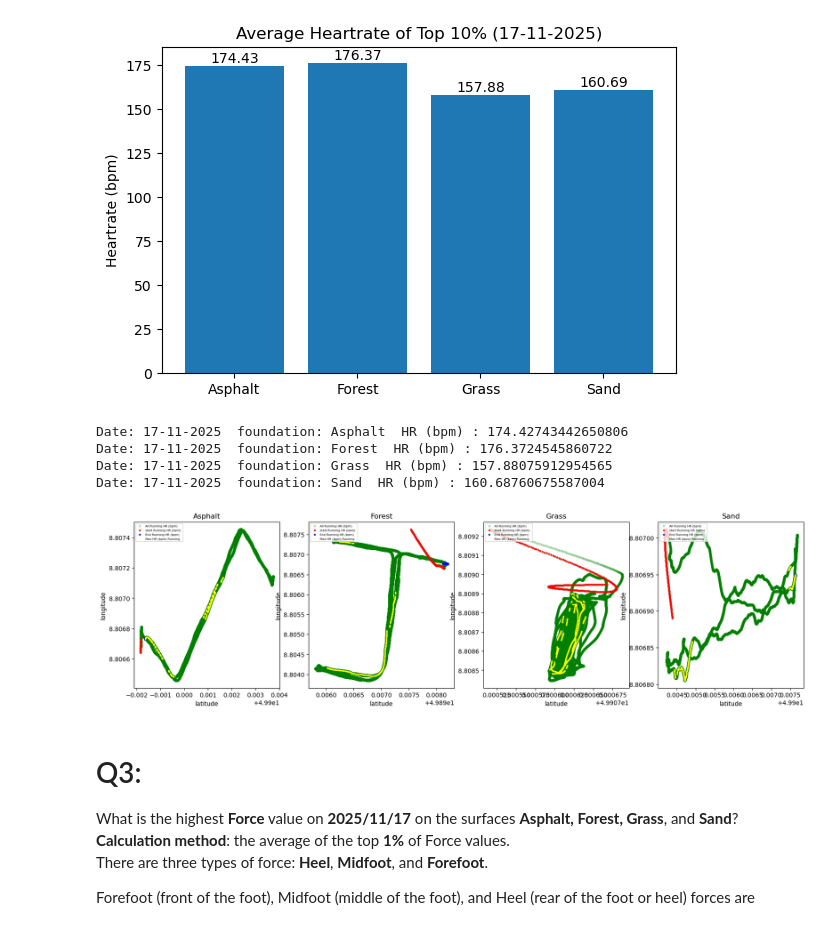
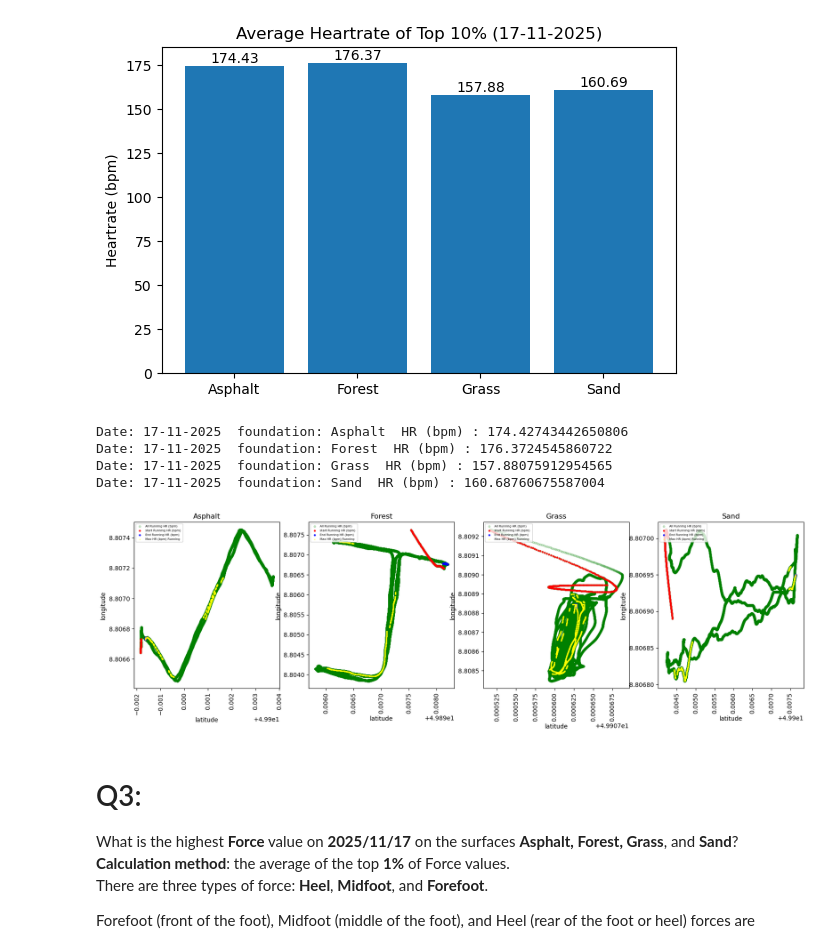
Before and after one commit to Fatemeh-aboulhassani/Movement-Analysis, a Jupyter notebook: notebooks/3. Analysis Foot HeartRate GPX.ipynb, the cells around one changed output. Saved outputs shown, nothing was run; the diff lists cells and outputs as text; code cells hidden in the pictures.

```diff
--- a/notebooks/3. Analysis Foot HeartRate GPX.ipynb
+++ b/notebooks/3. Analysis Foot HeartRate GPX.ipynb
@@ -214,6 +214,7 @@ for i in name_17:
     print(f"Date: {df["value"].iloc[2]}  foundation: {df["foundation"].iloc[0]}  speed(km/h): {mead_speed}")
     loc_plot+=1
     plt.xlabel("latitude")
+    plt.xticks(rotation=90)
     plt.ylabel("longitude")
     plt.title(f"{df["foundation"].iloc[0]}")
     plt.legend(loc='upper left', fontsize=5)
@@ -343,34 +343,35 @@ for i in name_17:
     plt.subplot(1,4,loc_plot)
     plt.scatter(df["latitude"], df["longitude"],
             s=10, color="green", alpha=0.2, linestyle='-',
             label="All Running HR (bpm)")
 
     plt.scatter(df_first["latitude"], df_first["longitude"],
             s=5, color="red", alpha=0.9, linestyle='-',
             label="start Running HR (bpm) ")
 
     plt.scatter(df_end["latitude"], df_end["longitude"],
             s=5, color="blue", alpha=0.9, linestyle='-',
             label="End Running HR (bpm)")
     top = 0.10
     sorted_df_speed = df.sort_values(by="HR (bpm)", ascending=False)
     top_df = sorted_df_speed.head(int(len(sorted_df_speed) * top))
     plt.scatter(top_df["latitude"], top_df["longitude"],
             s=1, color="yellow", alpha=0.5, linestyle='-',
             label="Max HR (bpm) Running")
     mead_HR = top_df["HR (bpm)"].mean()
     print(f"Date: {df["value"].iloc[2]}  foundation: {df["foundation"].iloc[0]}  HR (bpm) : {mead_HR}")
     loc_plot+=1
     plt.xlabel("latitude")
+    plt.xticks(rotation=90)
     plt.ylabel("longitude")
     plt.title(f"{df["foundation"].iloc[0]}")
     plt.legend(loc='upper left', fontsize=5)
 # %% [output]
 Date: 17-11-2025  foundation: Asphalt  HR (bpm) : 174.42743442650806
 Date: 17-11-2025  foundation: Forest  HR (bpm) : 176.3724545860722
 Date: 17-11-2025  foundation: Grass  HR (bpm) : 157.88075912954565
 Date: 17-11-2025  foundation: Sand  HR (bpm) : 160.68760675587004
-[figure, old version]
+[figure, new version]
 # %% [markdown]
 # Q3:
 What is the highest **Force** value on **2025/11/17** on the surfaces **Asphalt, Forest, Grass**, and **Sand**?
```
Also changed, not shown: parts of 5 cells of this notebook.
